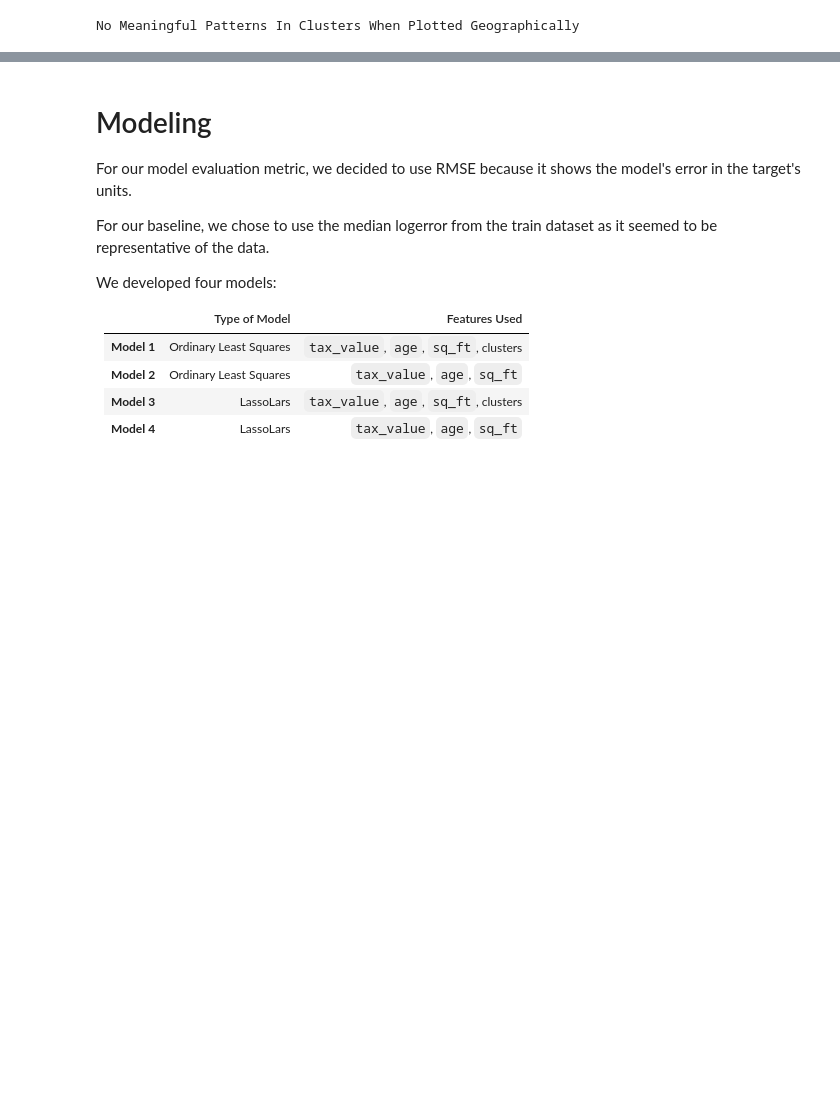
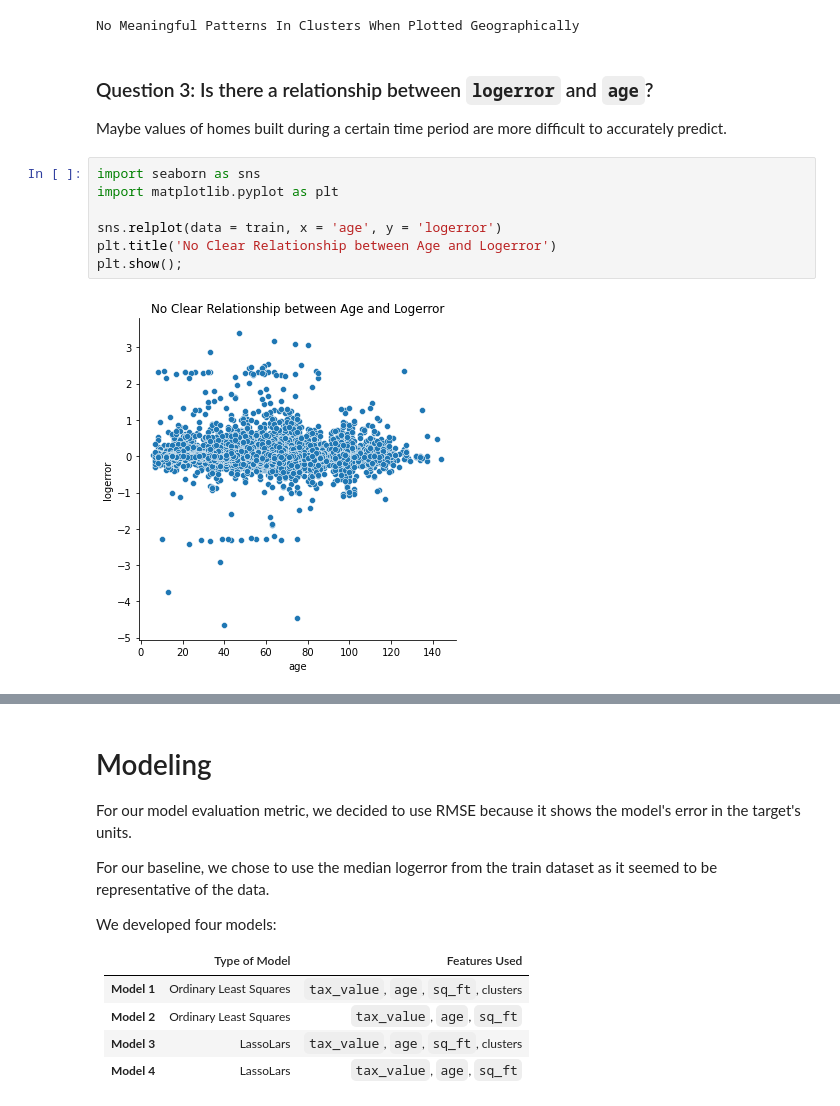
Before and after one commit to jones-stewart/zillow_clustering_project, a Jupyter notebook: report_notebook-Copy1.ipynb, the cells around one changed output, grey strips where cells are left out. Saved outputs shown, nothing was run; the diff lists cells and outputs as text; blank space fills up the shorter version.

```diff
--- a/report_notebook-Copy1.ipynb
+++ b/report_notebook-Copy1.ipynb
@@ -205,3 +153,15 @@ X_train_scaled, X_validate_scaled, X_test_scaled = e.cluster_and_scale(train, va
 [figure]
 [figure]
 No Meaningful Patterns In Clusters When Plotted Geographically
+# %% [markdown]
+### Question 3: Is there a relationship between `logerror` and `age`?
+Maybe values of homes built during a certain time period are more difficult to accurately predict.
+# %%
+import seaborn as sns
+import matplotlib.pyplot as plt
+
+sns.relplot(data = train, x = 'age', y = 'logerror')
+plt.title('No Clear Relationship between Age and Logerror')
+plt.show();
+# %% [output]
+[figure, added]
```
Also changed, not shown: parts of 29 cells of this notebook.
